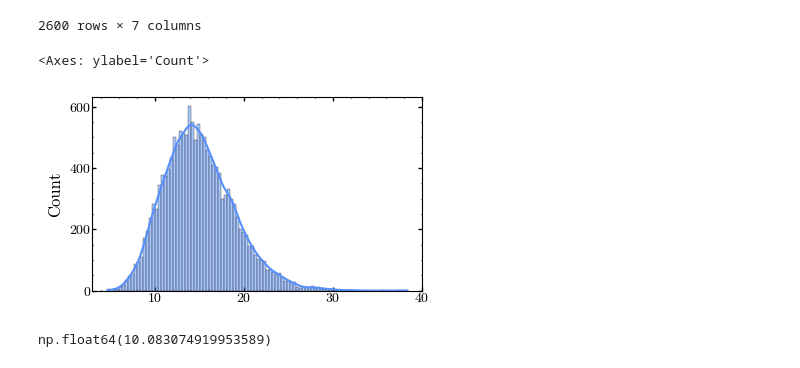
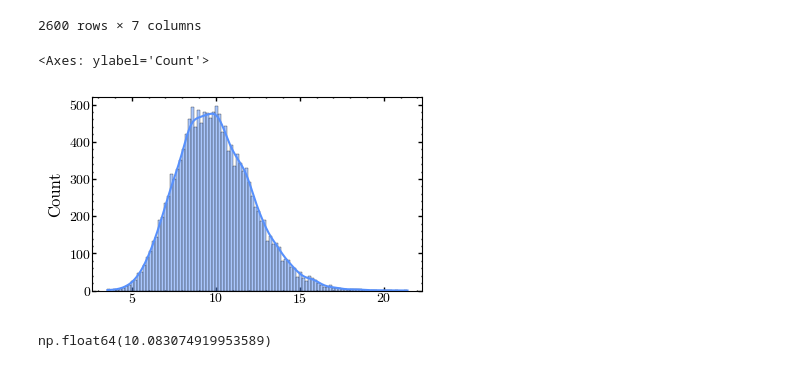
Before and after one commit to iragca/ml-final-project, a Jupyter notebook: notebooks/1.0-iragca-csc.ipynb, the cells around one changed output. Saved outputs shown, nothing was run; the diff lists cells and outputs as text; code cells hidden in the pictures.

```diff
--- a/notebooks/1.0-iragca-csc.ipynb
+++ b/notebooks/1.0-iragca-csc.ipynb
@@ -35,14 +35,15 @@ from ml_final_project.config import MPL_STYLE_DIR
 
 plt.style.use(MPL_STYLE_DIR / "iragca_cmr10.mplstyle")
 # %%
-low = 15
+low = 20
 high = 15
 size = 15000
 random_numbers = np.random.standard_gamma(low, size)
+random_numbers = random_numbers / 2
 sns.histplot(random_numbers, bins=100, kde=True)
 # %% [output]
 <Axes: ylabel='Count'>
-[figure, old version]
+[figure, new version]
 # %%
 np.random.choice(random_numbers)
 # %% [output]
```
Also changed, not shown: 1 other file.
